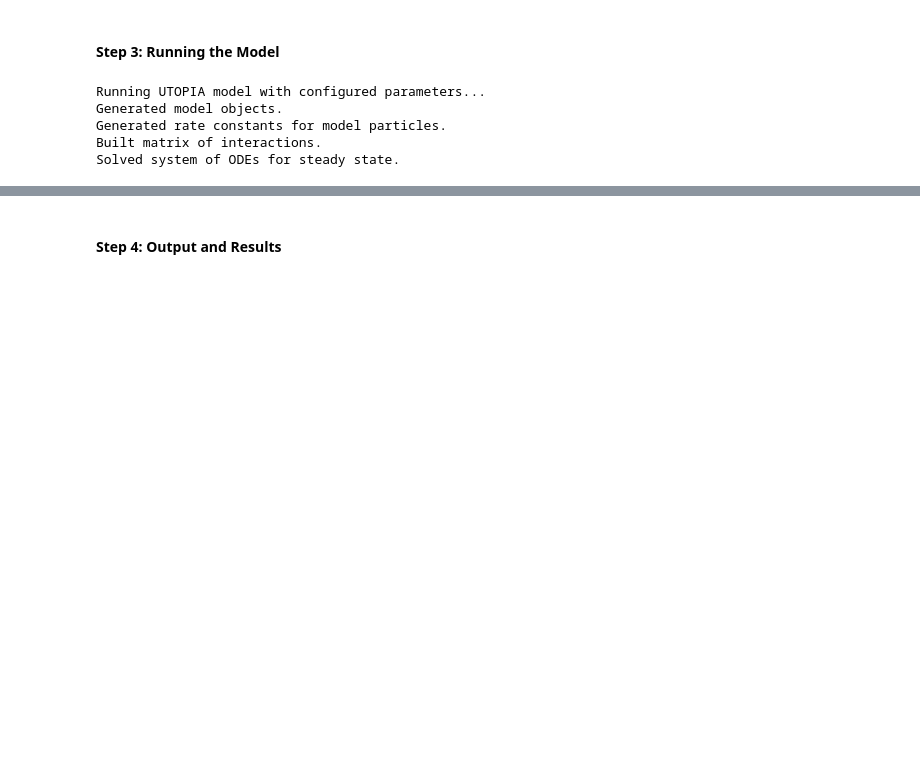
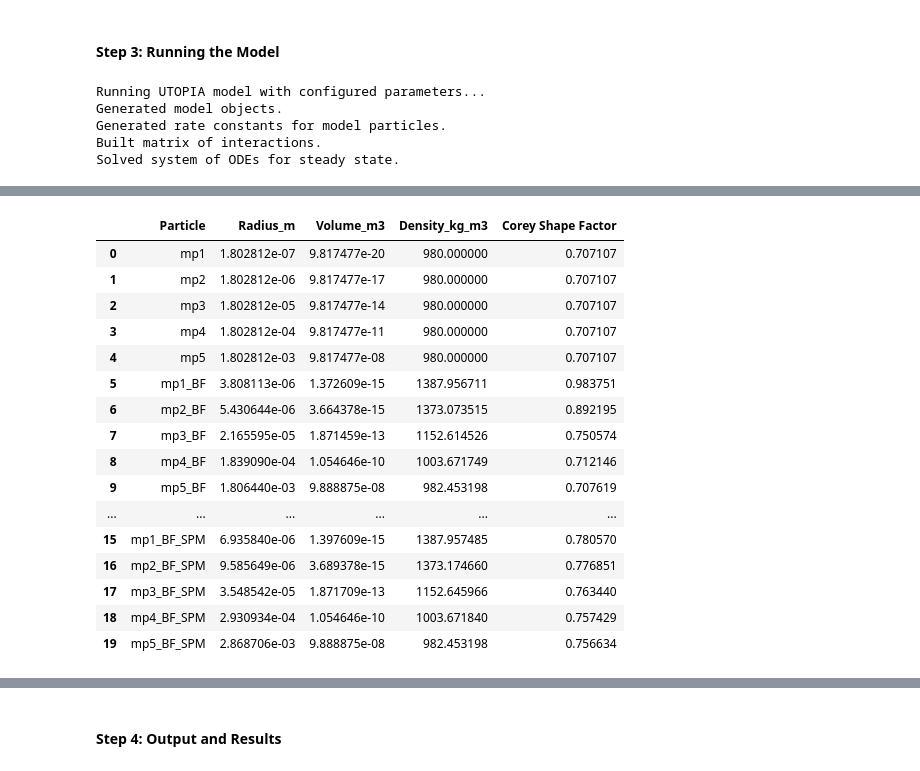
Before and after one commit to xy2gh/UTOPIA_package, a Jupyter notebook: docs/model_tutorial.ipynb, the cells around one changed output, grey strips where cells are left out. Saved outputs shown, nothing was run; the diff lists cells and outputs as text; code cells hidden in the pictures; blank space fills up the shorter version.

```diff
--- a/docs/model_tutorial.ipynb
+++ b/docs/model_tutorial.ipynb
@@ -50,3 +59,23 @@ Solved system of ODEs for steady state.
+# %%
+model.particles_properties_df
+# %% [output]
+|  | Particle | Radius_m | Volume_m3 | Density_kg_m3 | Corey Shape Factor |
+| 0 | mp1 | 1.802812e-07 | 9.817477e-20 | 980.000000 | 0.707107 |
+| 1 | mp2 | 1.802812e-06 | 9.817477e-17 | 980.000000 | 0.707107 |
+| 2 | mp3 | 1.802812e-05 | 9.817477e-14 | 980.000000 | 0.707107 |
+| 3 | mp4 | 1.802812e-04 | 9.817477e-11 | 980.000000 | 0.707107 |
+| 4 | mp5 | 1.802812e-03 | 9.817477e-08 | 980.000000 | 0.707107 |
+| 5 | mp1_BF | 3.808113e-06 | 1.372609e-15 | 1387.956711 | 0.983751 |
+| 6 | mp2_BF | 5.430644e-06 | 3.664378e-15 | 1373.073515 | 0.892195 |
+| 7 | mp3_BF | 2.165595e-05 | 1.871459e-13 | 1152.614526 | 0.750574 |
+| 8 | mp4_BF | 1.839090e-04 | 1.054646e-10 | 1003.671749 | 0.712146 |
+| 9 | mp5_BF | 1.806440e-03 | 9.888875e-08 | 982.453198 | 0.707619 |
+| ... | ... | ... | ... | ... | ... |
+| 15 | mp1_BF_SPM | 6.935840e-06 | 1.397609e-15 | 1387.957485 | 0.780570 |
+| 16 | mp2_BF_SPM | 9.585649e-06 | 3.689378e-15 | 1373.174660 | 0.776851 |
+| 17 | mp3_BF_SPM | 3.548542e-05 | 1.871709e-13 | 1152.645966 | 0.763440 |
+| 18 | mp4_BF_SPM | 2.930934e-04 | 1.054646e-10 | 1003.671840 | 0.757429 |
+| 19 | mp5_BF_SPM | 2.868706e-03 | 9.888875e-08 | 982.453198 | 0.756634 |
 # %%
 from utopia.results_processing.mass_balance_check import*
 massBalance(model)
```
Also changed, not shown: parts of 16 cells of this notebook, 13 other files.
